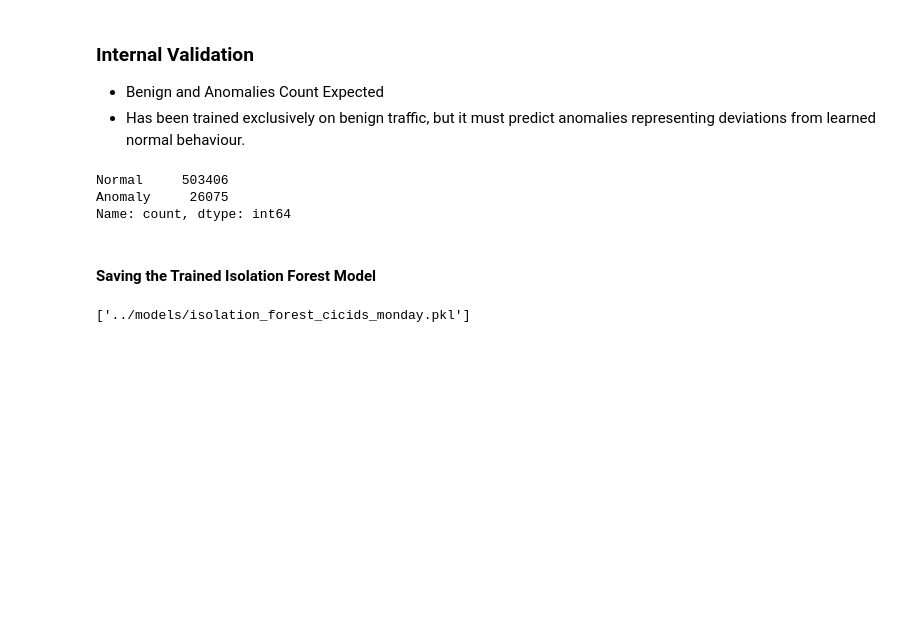
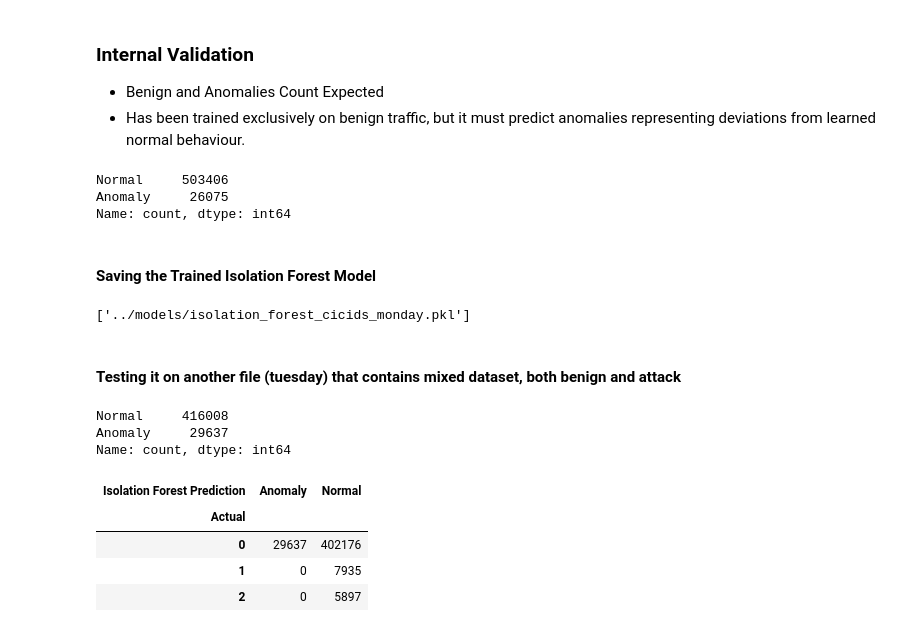
Before and after one commit to Kanchanchaudhary-kc/AI-Network-Detection-System, a Jupyter notebook: notebooks/03_model_training.ipynb, the cells around one changed output. Saved outputs shown, nothing was run; the diff lists cells and outputs as text; code cells hidden in the pictures; blank space fills up the shorter version.

Commit message:
Tested trained IsoForest model with unseen dataset

```diff
--- a/notebooks/03_model_training.ipynb
+++ b/notebooks/03_model_training.ipynb
@@ -58,3 +58,38 @@ joblib.dump(
 )
 # %% [output]
 ['../models/isolation_forest_cicids_monday.pkl']
+# %% [markdown]
+#### Testing it on another file (tuesday) that contains mixed dataset, both benign and attack
+# %%
+#LOading the mixed dataset, tuesday dataset
+X_test = pd.read_csv("../datasets/feature_sets/cicids_tuesday_features_scaled.csv")
+# %%
+# Testing
+preds = iso_forest.predict(X_test)
+
+pred_series = pd.Series(preds).map({1: "Normal", -1: "Anomaly"})
+pred_series.value_counts()
+# %% [output]
+Normal     416008
+Anomaly     29637
+Name: count, dtype: int64
+# %%
+# Comparing with labels
+y_true = pd.read_csv(
+    "../datasets/feature_sets/cicids_tuesday_labels_encoded.csv"
+)
+
+comparison = pd.crosstab(
+    y_true.squeeze(),
+    pred_series,
+    rownames=["Actual"],
+    colnames=["Isolation Forest Prediction"]
+)
+
+comparison
+# %% [output]
+| Isolation Forest Prediction | Anomaly | Normal |
+| Actual |  |  |
+| 0 | 29637 | 402176 |
+| 1 | 0 | 7935 |
+| 2 | 0 | 5897 |
```
